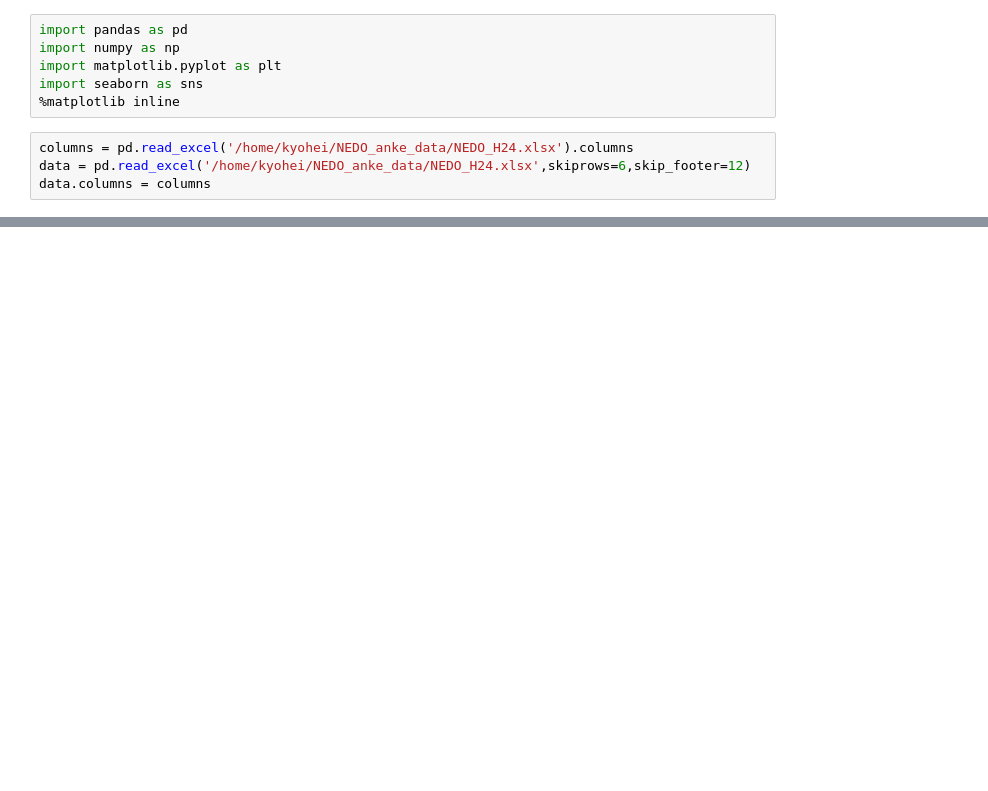
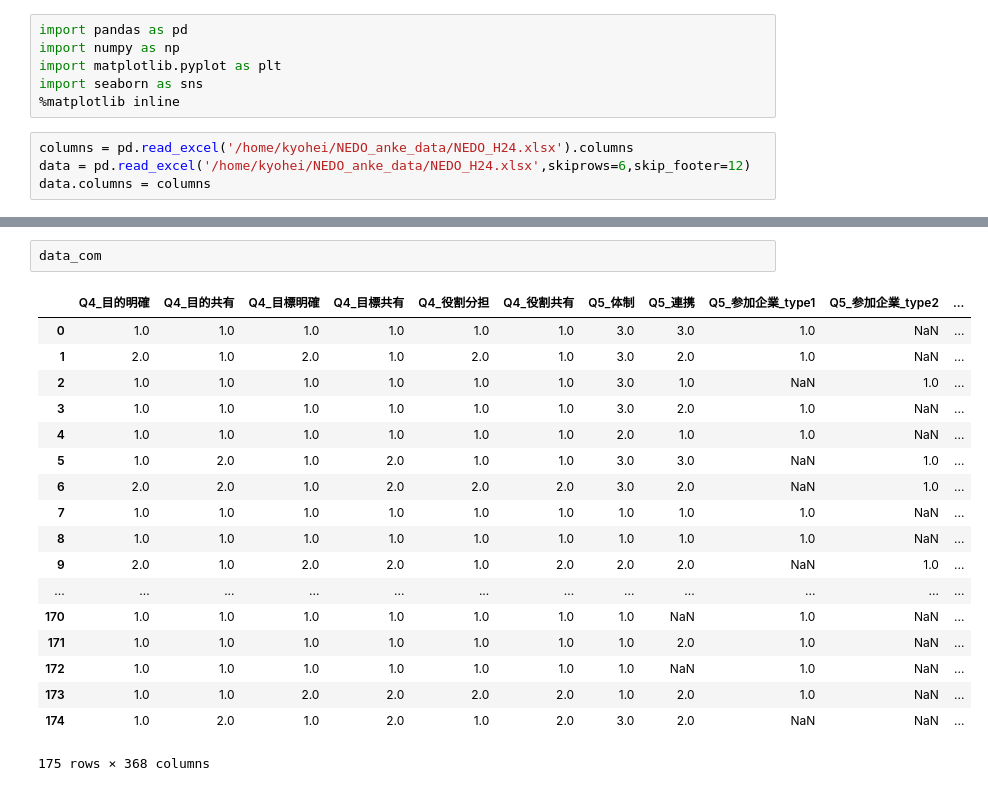
Before and after one commit to kyohei-koga/anke, a Jupyter notebook: test2.ipynb, the cells around one changed output, grey strips where cells are left out. Drawn from its saved outputs; the diff is of its cells as text; blank space fills up the shorter version.

```diff
--- a/test2.ipynb
+++ b/test2.ipynb
@@ -20,0 +76,21 @@ data.head()
+# %%
+data_com
+# %% [output]
+|  | Q4_目的明確 | Q4_目的共有 | Q4_目標明確 | Q4_目標共有 | Q4_役割分担 | Q4_役割共有 | Q5_体制 | Q5_連携 | Q5_参加企業_type1 | Q5_参加企業_type2 | ... |
+| 0 | 1.0 | 1.0 | 1.0 | 1.0 | 1.0 | 1.0 | 3.0 | 3.0 | 1.0 | NaN | ... |
+| 1 | 2.0 | 1.0 | 2.0 | 1.0 | 2.0 | 1.0 | 3.0 | 2.0 | 1.0 | NaN | ... |
+| 2 | 1.0 | 1.0 | 1.0 | 1.0 | 1.0 | 1.0 | 3.0 | 1.0 | NaN | 1.0 | ... |
+| 3 | 1.0 | 1.0 | 1.0 | 1.0 | 1.0 | 1.0 | 3.0 | 2.0 | 1.0 | NaN | ... |
+| 4 | 1.0 | 1.0 | 1.0 | 1.0 | 1.0 | 1.0 | 2.0 | 1.0 | 1.0 | NaN | ... |
+| 5 | 1.0 | 2.0 | 1.0 | 2.0 | 1.0 | 1.0 | 3.0 | 3.0 | NaN | 1.0 | ... |
+| 6 | 2.0 | 2.0 | 1.0 | 2.0 | 2.0 | 2.0 | 3.0 | 2.0 | NaN | 1.0 | ... |
+| 7 | 1.0 | 1.0 | 1.0 | 1.0 | 1.0 | 1.0 | 1.0 | 1.0 | 1.0 | NaN | ... |
+| 8 | 1.0 | 1.0 | 1.0 | 1.0 | 1.0 | 1.0 | 1.0 | 1.0 | 1.0 | NaN | ... |
+| 9 | 2.0 | 1.0 | 2.0 | 2.0 | 1.0 | 2.0 | 2.0 | 2.0 | NaN | 1.0 | ... |
+| ... | ... | ... | ... | ... | ... | ... | ... | ... | ... | ... | ... |
+| 170 | 1.0 | 1.0 | 1.0 | 1.0 | 1.0 | 1.0 | 1.0 | NaN | 1.0 | NaN | ... |
+| 171 | 1.0 | 1.0 | 1.0 | 1.0 | 1.0 | 1.0 | 1.0 | 2.0 | 1.0 | NaN | ... |
+| 172 | 1.0 | 1.0 | 1.0 | 1.0 | 1.0 | 1.0 | 1.0 | NaN | 1.0 | NaN | ... |
+| 173 | 1.0 | 1.0 | 2.0 | 2.0 | 2.0 | 2.0 | 1.0 | 2.0 | 1.0 | NaN | ... |
+| 174 | 1.0 | 2.0 | 1.0 | 2.0 | 1.0 | 2.0 | 3.0 | 2.0 | NaN | NaN | ... |
+175 rows × 368 columns
```
Also changed, not shown: parts of 8 cells of this notebook.
